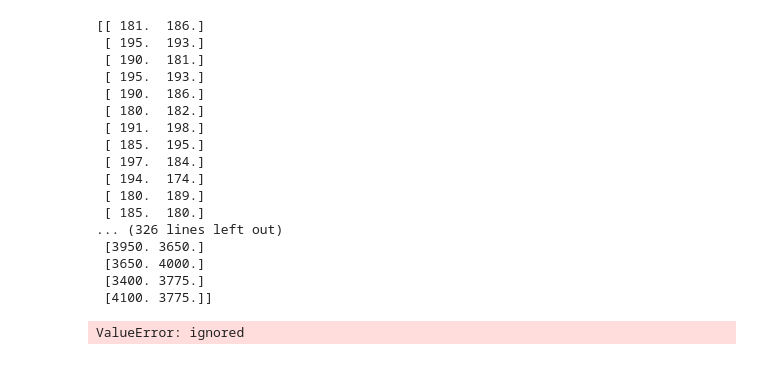
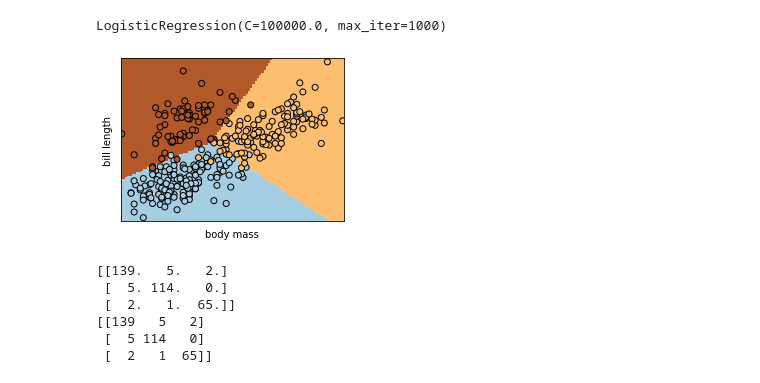
Before and after one commit to ayinp/machineLearning, a Jupyter notebook: Copy_of_PenguinBase.ipynb, the cells around one changed output. Drawn from its saved outputs; the diff is of its cells as text; code cells hidden in the pictures.

```diff
--- a/Copy_of_PenguinBase.ipynb
+++ b/Copy_of_PenguinBase.ipynb
@@ -3,6 +3,7 @@ import matplotlib.pyplot as plt
 from sklearn.linear_model import LogisticRegression
 from sklearn import datasets
 from sklearn.inspection import DecisionBoundaryDisplay
+from sklearn.metrics import confusion_matrix
 
 import requests
 import numpy as np
@@ -14,6 +15,7 @@ pengUrl = "https://raw.githubusercontent.com/allisonhorst/palmerpenguins/main/in
 
 pengData = pd.read_csv(pengUrl, header=0)
 
+pengData = pengData.dropna()
 
 species = pengData['species'].values
 island = pengData['island'].values
@@ -22,32 +24,17 @@ billDepthMM = pengData['bill_depth_mm'].values
 flipperLengthMM = pengData['flipper_length_mm'].values
 bodyMassG = pengData['body_mass_g'].values
 
-X = np.array([[flipperLengthMM],[bodyMassG]])
-X = X[np.logical_not(np.isnan(X))]
-X.shape = (342, 2)
-Y = species
-print(X)
+mapSpec = {"Adelie":0, "Gentoo":1, "Chinstrap":2}
+speciesNum = [mapSpec[s] for s in species]
+
+#how do I also remove these from the speciesNum?
+X = np.array([[bodyMassG],[billLengthMM]])
+X.shape = (2, -1)
+X = X.T
+Y = np.array(speciesNum)
-# %% [output]
-[[ 181.  186.]
- [ 195.  193.]
- [ 190.  181.]
- [ 195.  193.]
- [ 190.  186.]
- [ 180.  182.]
- [ 191.  198.]
- [ 185.  195.]
- [ 197.  184.]
- [ 194.  174.]
- [ 180.  189.]
- [ 185.  180.]
-... (326 lines left out)
- [3950. 3650.]
- [3650. 4000.]
- [3400. 3775.]
- [4100. 3775.]]
 # %%
 # Create an instance of Logistic Regression Classifier and fit the data.
-logreg = LogisticRegression(C=1e5)
+logreg = LogisticRegression(C=1e5, max_iter=1000)
 logreg.fit(X, Y)
 # %% [output]
-ValueError: ignored
+LogisticRegression(C=100000.0, max_iter=1000)
@@ -55,0 +41,38 @@ plt.plot()
+# %%
+_, ax = plt.subplots(figsize=(4, 3))
+DecisionBoundaryDisplay.from_estimator(
+    logreg,
+    X,
+    cmap=plt.cm.Paired,
+    ax=ax,
+    response_method="predict",
+    plot_method="pcolormesh",
+    shading="auto",
+    xlabel="body mass",
+    ylabel="bill length",
+    eps=0.5,
+)
+
+# Plot also the training points
+plt.scatter(X[:, 0], X[:, 1], c=Y, edgecolors="k", cmap=plt.cm.Paired)
+
+plt.xticks(())
+plt.yticks(())
+
+plt.show()
+# %% [output]
+[figure, added]
+# %%
+confusion = np.zeros((3,3))
+specPred = logreg.predict(X)
+for i,val in enumerate(specPred):
+  confusion[Y[i],val] += 1
+print(confusion)
+print(confusion_matrix(Y, specPred))
+# %% [output]
+[[139.   5.   2.]
+ [  5. 114.   0.]
+ [  2.   1.  65.]]
+[[139   5   2]
+ [  5 114   0]
+ [  2   1  65]]
```
Also changed, not shown: parts of 1 cell of this notebook.
